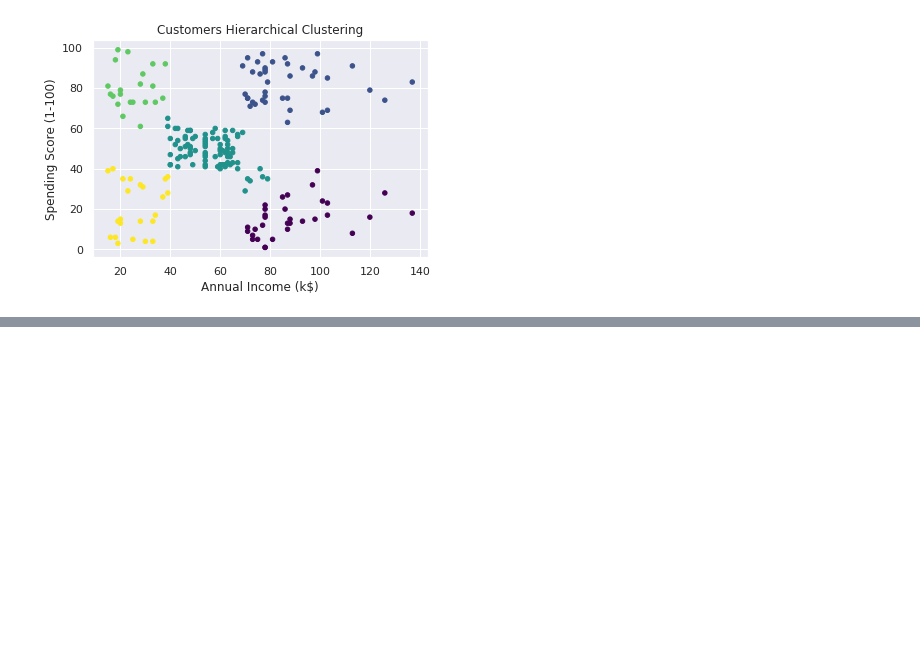
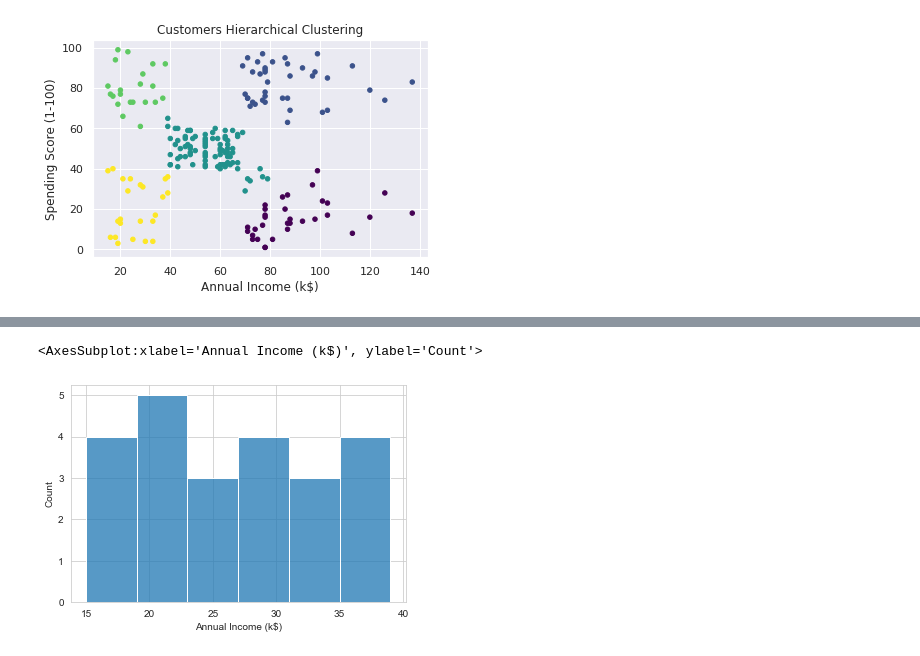
Before and after one commit to honghanhh/mci_python_36a1_l2, a Jupyter notebook: Lectures/lecture_05/thuynm_Lecture_05_4.Customers-Segmentation-Copy1.ipynb, the cells around one changed output, grey strips where cells are left out. Drawn from its saved outputs; the diff is of its cells as text; code cells hidden in the pictures; blank space fills up the shorter version.

```diff
--- a/Lectures/lecture_05/thuynm_Lecture_05_4.Customers-Segmentation-Copy1.ipynb
+++ b/Lectures/lecture_05/thuynm_Lecture_05_4.Customers-Segmentation-Copy1.ipynb
@@ -345,0 +418,3 @@ plt.title("Customers Hierarchical Clustering");
+# %%
+X['label']=gnm.predict(pca_2d)
+X
@@ -345,0 +435,5 @@ plt.title("Customers Hierarchical Clustering");
+# %%
+sns.histplot(data=X[X['label'].eq(4)],x='Annual Income (k$)')
+# %% [output]
+<AxesSubplot:xlabel='Annual Income (k$)', ylabel='Count'>
+[figure, added]
```
Also changed, not shown: parts of 6 cells of this notebook, 1 other file.
